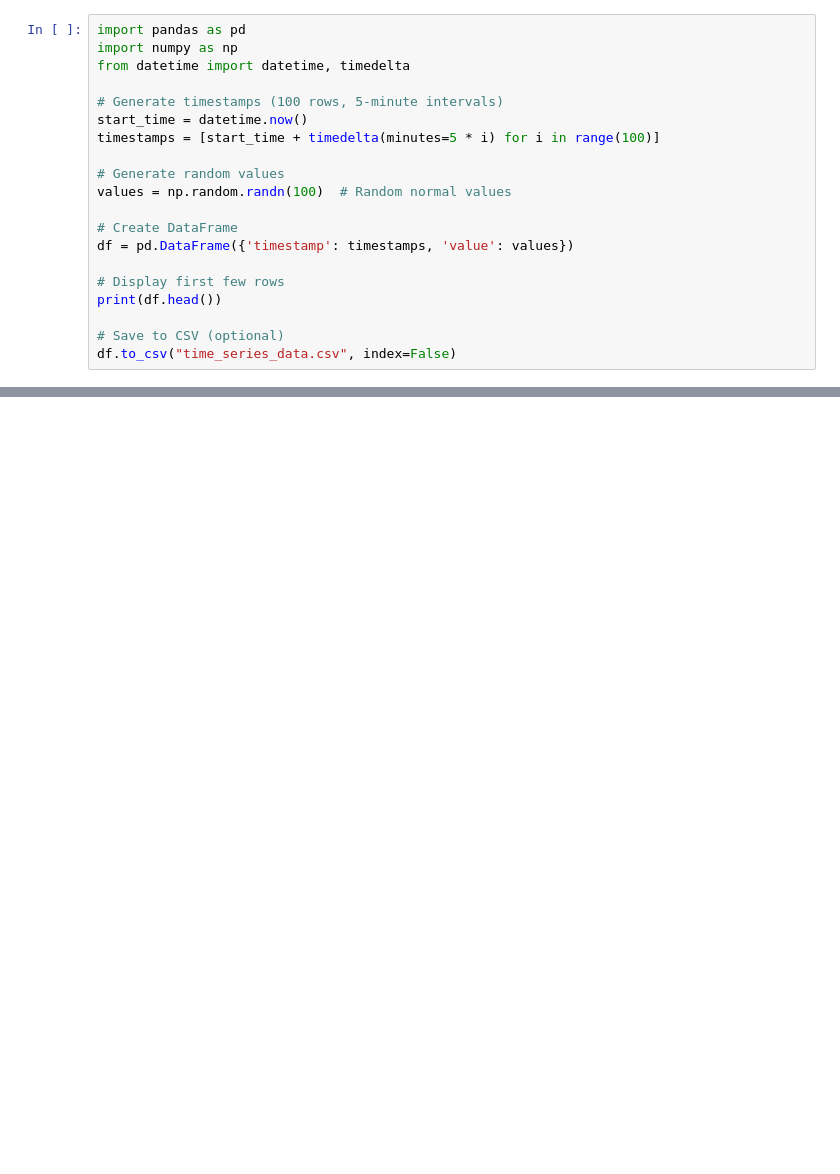
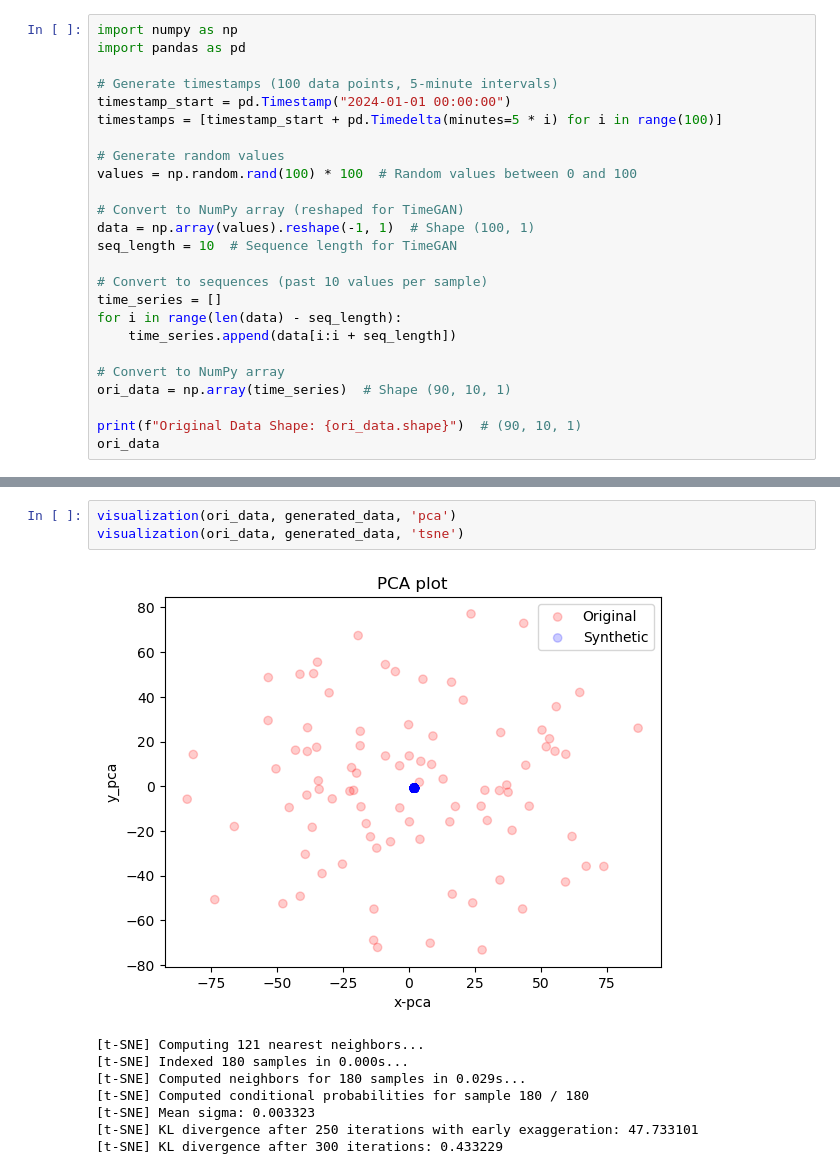
Before and after one commit to nampham720/time_series_analysis, a Jupyter notebook: fixing_timegan_tfv2.18.ipynb, the cells around one changed output, grey strips where cells are left out. Cells and saved outputs as stored; diff of their text form; blank space fills up the shorter version.

```diff
--- a/fixing_timegan_tfv2.18.ipynb
+++ b/fixing_timegan_tfv2.18.ipynb
@@ -1,21 +1,26 @@
 # %%
+import numpy as np
 import pandas as pd
-import numpy as np
-from datetime import datetime, timedelta
 
-# Generate timestamps (100 rows, 5-minute intervals)
-start_time = datetime.now()
-timestamps = [start_time + timedelta(minutes=5 * i) for i in range(100)]
+# Generate timestamps (100 data points, 5-minute intervals)
+timestamp_start = pd.Timestamp("2024-01-01 00:00:00")
+timestamps = [timestamp_start + pd.Timedelta(minutes=5 * i) for i in range(100)]
 
 # Generate random values
-values = np.random.randn(100)  # Random normal values
+values = np.random.rand(100) * 100  # Random values between 0 and 100
 
-# Create DataFrame
-df = pd.DataFrame({'timestamp': timestamps, 'value': values})
+# Convert to NumPy array (reshaped for TimeGAN)
+data = np.array(values).reshape(-1, 1)  # Shape (100, 1)
+seq_length = 10  # Sequence length for TimeGAN
 
-# Display first few rows
-print(df.head())
+# Convert to sequences (past 10 values per sample)
+time_series = []
+for i in range(len(data) - seq_length):
+    time_series.append(data[i:i + seq_length])
 
-# Save to CSV (optional)
-df.to_csv("time_series_data.csv", index=False)
+# Convert to NumPy array
+ori_data = np.array(time_series)  # Shape (90, 10, 1)
+
+print(f"Original Data Shape: {ori_data.shape}")  # (90, 10, 1)
+ori_data
 # %% [output]
@@ -55,0 +76,12 @@ Training data shape: (52, 48, 2)
+# %%
+visualization(ori_data, generated_data, 'pca')
+visualization(ori_data, generated_data, 'tsne')
+# %% [output]
+[figure, added]
+[t-SNE] Computing 121 nearest neighbors...
+[t-SNE] Indexed 180 samples in 0.000s...
+[t-SNE] Computed neighbors for 180 samples in 0.029s...
+[t-SNE] Computed conditional probabilities for sample 180 / 180
+[t-SNE] Mean sigma: 0.003323
+[t-SNE] KL divergence after 250 iterations with early exaggeration: 47.733101
+[t-SNE] KL divergence after 300 iterations: 0.433229
```
Also changed, not shown: parts of 9 cells of this notebook, 39 other files.
